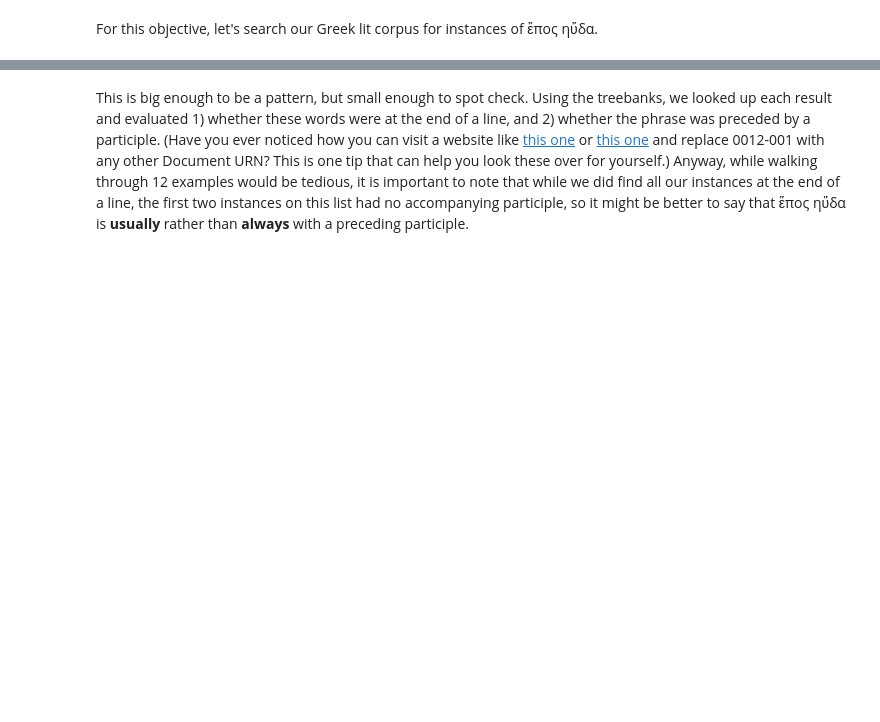
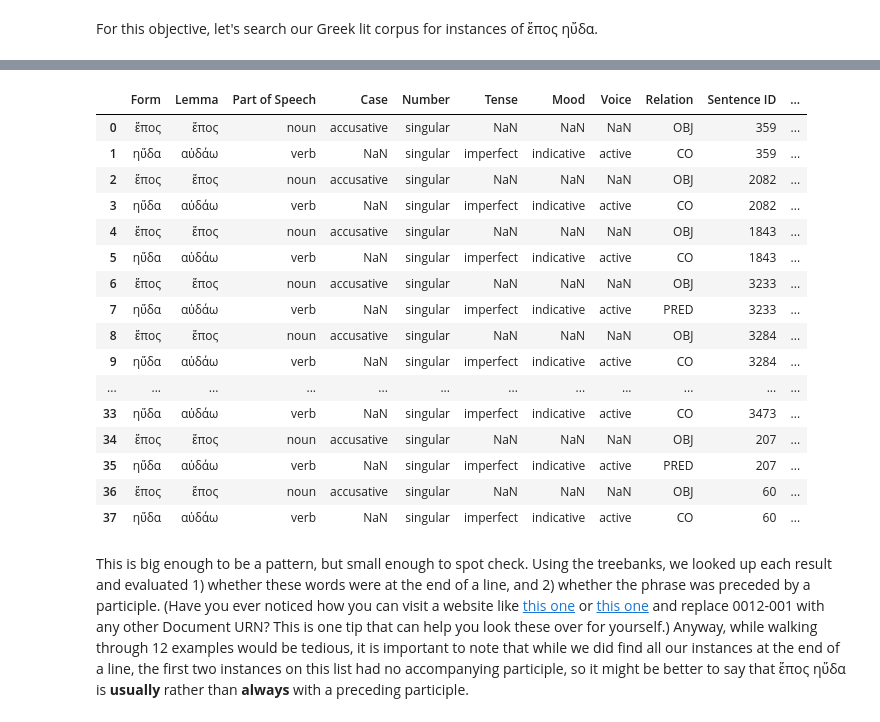
Before and after one commit to lepidopterane-atsmith/tompkinsia, a Jupyter notebook: commentary_env/claim2.ipynb, the cells around one changed output, grey strips where cells are left out. Cells and saved outputs as stored; diff of their text form; code cells hidden in the pictures; blank space fills up the shorter version.

```diff
--- a/commentary_env/claim2.ipynb
+++ b/commentary_env/claim2.ipynb
@@ -738,3 +738,26 @@ URNs in system:  1
 Error:
+# %%
+import pandas as pd
+
+df = pd.read_csv('lastbit.csv')
+df
+# %% [output]
+|  | Form | Lemma | Part of Speech | Case | Number | Tense | Mood | Voice | Relation | Sentence ID | ... |
+| 0 | ἔπος | ἔπος | noun | accusative | singular | NaN | NaN | NaN | OBJ | 359 | ... |
+| 1 | ηὔδα | αὐδάω | verb | NaN | singular | imperfect | indicative | active | CO | 359 | ... |
+| 2 | ἔπος | ἔπος | noun | accusative | singular | NaN | NaN | NaN | OBJ | 2082 | ... |
+| 3 | ηὔδα | αὐδάω | verb | NaN | singular | imperfect | indicative | active | CO | 2082 | ... |
+| 4 | ἔπος | ἔπος | noun | accusative | singular | NaN | NaN | NaN | OBJ | 1843 | ... |
+| 5 | ηὔδα | αὐδάω | verb | NaN | singular | imperfect | indicative | active | CO | 1843 | ... |
+| 6 | ἔπος | ἔπος | noun | accusative | singular | NaN | NaN | NaN | OBJ | 3233 | ... |
+| 7 | ηὔδα | αὐδάω | verb | NaN | singular | imperfect | indicative | active | PRED | 3233 | ... |
+| 8 | ἔπος | ἔπος | noun | accusative | singular | NaN | NaN | NaN | OBJ | 3284 | ... |
+| 9 | ηὔδα | αὐδάω | verb | NaN | singular | imperfect | indicative | active | CO | 3284 | ... |
+| ... | ... | ... | ... | ... | ... | ... | ... | ... | ... | ... | ... |
+| 33 | ηὔδα | αὐδάω | verb | NaN | singular | imperfect | indicative | active | CO | 3473 | ... |
+| 34 | ἔπος | ἔπος | noun | accusative | singular | NaN | NaN | NaN | OBJ | 207 | ... |
+| 35 | ηὔδα | αὐδάω | verb | NaN | singular | imperfect | indicative | active | PRED | 207 | ... |
+| 36 | ἔπος | ἔπος | noun | accusative | singular | NaN | NaN | NaN | OBJ | 60 | ... |
+| 37 | ηὔδα | αὐδάω | verb | NaN | singular | imperfect | indicative | active | CO | 60 | ... |
 # %% [markdown]
 This is big enough to be a pattern, but small enough to spot check. Using the treebanks, we looked up each result and evaluated 1) whether these words were at the end of a line, and 2) whether the phrase was preceded by a participle. (Have you ever noticed how you can visit a website like [this one](https://github.com/lepidopterane-atsmith/pseudw_python/blob/main/data/xml/0012-001.xml) or [this one](https://scaife.perseus.org/reader/urn:cts:greekLit:tlg0012.tlg001) and replace 0012-001 with any other Document URN? This is one tip that can help you look these over for yourself.) Anyway, while walking through 12 examples would be tedious, it is important to note that while we did  find all our instances at the end of a line, the first two instances on this list had no accompanying participle, so it might be better to say that ἔπος ηὔδα is **usually** rather than **always** with a preceding participle.
```
Also changed, not shown: parts of 1 cell of this notebook, 3 other files.
